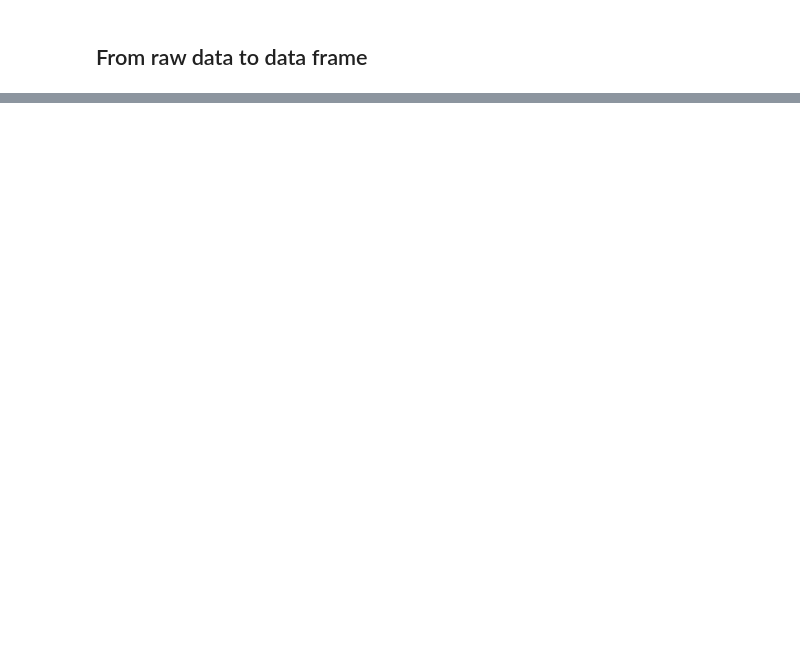
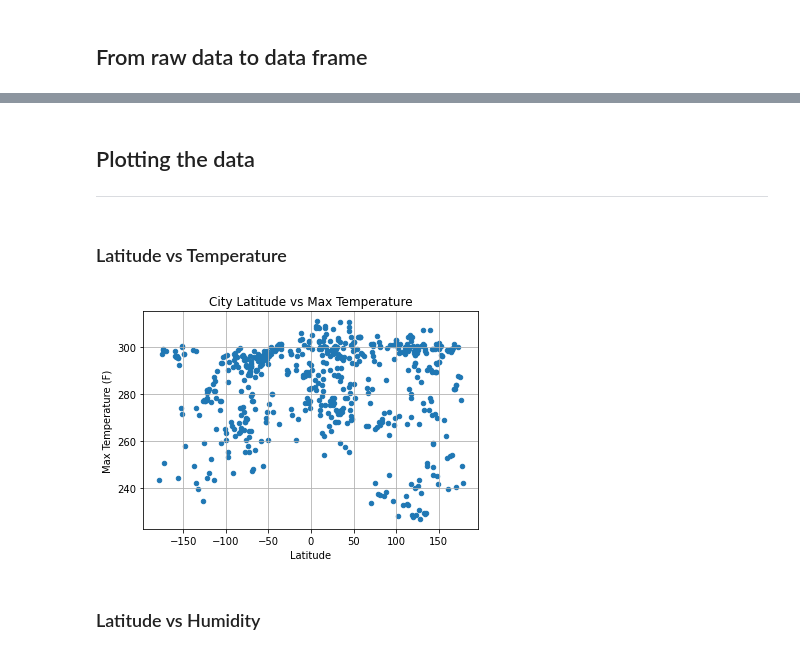
Before and after one commit to JaviPardox/Weather-Vacation-API, a Jupyter notebook: WeatherPy.ipynb, the cells around one changed output, grey strips where cells are left out. Drawn from its saved outputs; the diff is of its cells as text; code cells hidden in the pictures; blank space fills up the shorter version.

Commit message:
add stats, data cleaning, and plots

```diff
--- a/WeatherPy.ipynb
+++ b/WeatherPy.ipynb
@@ -116,0 +139,4 @@ weather_pd
+# %%
+humidity_weather_pd = weather_pd.loc[(weather_pd["Humidity"] > 100)]
+if(humidity_weather_pd.empty == True):
+    print("No cities where humidity is greater than 100%")
@@ -116,0 +145,4 @@ weather_pd
+# %%
+#  Get the indices of cities that have humidity over 100%.
+index_list = humidity_weather_pd.index.values.tolist()
+index_list
@@ -116,0 +151,4 @@ weather_pd
+# %%
+# Eliminate rows with humidity > 100
+clean_city_data = weather_pd.drop(index_list,axis=0)
+clean_city_data
@@ -116,0 +169,19 @@ weather_pd
+# %% [markdown]
+## Plotting the data
+-------
+# %% [markdown]
+### Latitude vs Temperature
+# %%
+lat_vs_temp = pd.DataFrame()
+lat_vs_temp["Lat"] = clean_city_data["Lat"]
+lat_vs_temp["Max Temp"] = clean_city_data["Max Temp"]
+lat_vs_temp.plot.scatter(x="Lat",y="Max Temp")
+plt.title("City Latitude vs Max Temperature")
+plt.ylabel('Max Temperature (F)')
+plt.xlabel('Latitude')
+plt.grid()
+plt.show()
+# %% [output]
+[figure, added]
+# %% [markdown]
+### Latitude vs Humidity
```
Also changed, not shown: parts of 9 cells of this notebook.
